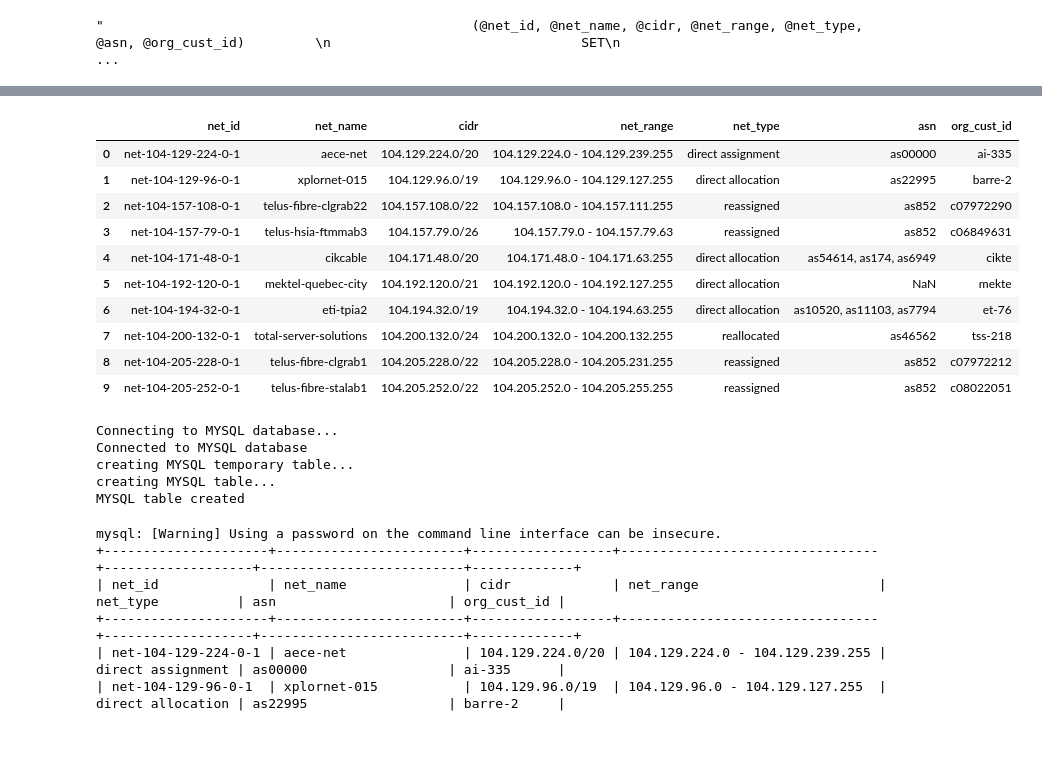
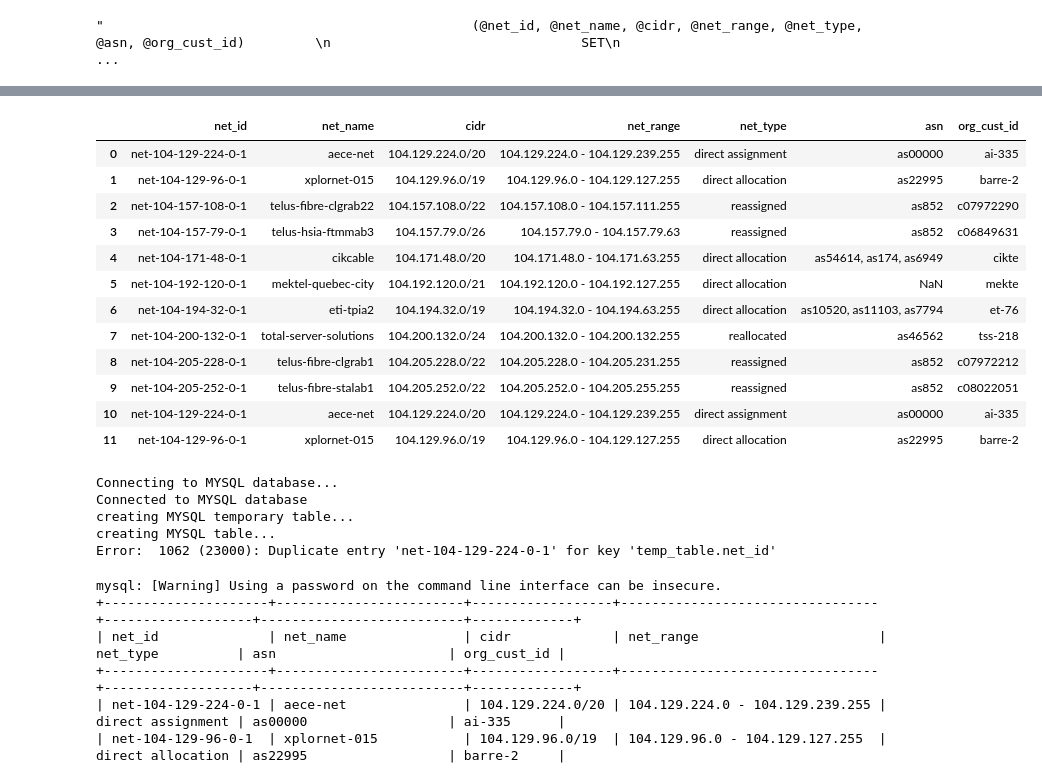
Before and after one commit to FelixQLe/Mastering-MySQL-Practice, a Jupyter notebook: Assessment.ipynb, the cells around one changed output, grey strips where cells are left out. Drawn from its saved outputs; the diff is of its cells as text; code cells hidden in the pictures; blank space fills up the shorter version.

```diff
--- a/Assessment.ipynb
+++ b/Assessment.ipynb
@@ -122,23 +128,24 @@ Table created
 # %%
 import pandas as pd
 
-pd.read_csv('/Users/hople/working_folder/Bootcamp_practices/SQL_practice/arin_data_sets/arin_net1.tsv', sep='\t')
+pd.read_csv('/Users/hople/working_folder/Bootcamp_practices/SQL_practice/arin_data_sets/arin_net1.tsv', sep='\t', network_table)
 # %% [output]
 |  | net_id | net_name | cidr | net_range | net_type | asn | org_cust_id |
 | 0 | net-104-129-224-0-1 | aece-net | 104.129.224.0/20 | 104.129.224.0 - 104.129.239.255 | direct assignment | as00000 | ai-335 |
 | 1 | net-104-129-96-0-1 | xplornet-015 | 104.129.96.0/19 | 104.129.96.0 - 104.129.127.255 | direct allocation | as22995 | barre-2 |
 | 2 | net-104-157-108-0-1 | telus-fibre-clgrab22 | 104.157.108.0/22 | 104.157.108.0 - 104.157.111.255 | reassigned | as852 | c07972290 |
 | 3 | net-104-157-79-0-1 | telus-hsia-ftmmab3 | 104.157.79.0/26 | 104.157.79.0 - 104.157.79.63 | reassigned | as852 | c06849631 |
 | 4 | net-104-171-48-0-1 | cikcable | 104.171.48.0/20 | 104.171.48.0 - 104.171.63.255 | direct allocation | as54614, as174, as6949 | cikte |
 | 5 | net-104-192-120-0-1 | mektel-quebec-city | 104.192.120.0/21 | 104.192.120.0 - 104.192.127.255 | direct allocation | NaN | mekte |
 | 6 | net-104-194-32-0-1 | eti-tpia2 | 104.194.32.0/19 | 104.194.32.0 - 104.194.63.255 | direct allocation | as10520, as11103, as7794 | et-76 |
 | 7 | net-104-200-132-0-1 | total-server-solutions | 104.200.132.0/24 | 104.200.132.0 - 104.200.132.255 | reallocated | as46562 | tss-218 |
 | 8 | net-104-205-228-0-1 | telus-fibre-clgrab1 | 104.205.228.0/22 | 104.205.228.0 - 104.205.231.255 | reassigned | as852 | c07972212 |
 | 9 | net-104-205-252-0-1 | telus-fibre-stalab1 | 104.205.252.0/22 | 104.205.252.0 - 104.205.255.255 | reassigned | as852 | c08022051 |
+| 10 | net-104-129-224-0-1 | aece-net | 104.129.224.0/20 | 104.129.224.0 - 104.129.239.255 | direct assignment | as00000 | ai-335 |
+| 11 | net-104-129-96-0-1 | xplornet-015 | 104.129.96.0/19 | 104.129.96.0 - 104.129.127.255 | direct allocation | as22995 | barre-2 |
 # %%
 net_insert_query = f"""INSERT INTO network (net_id, net_name, cidr, net_range, net_type, asn, org_cust_id)
-                        SELECT net_id, net_name, cidr, net_range, net_type, asn, org_cust_id
-                        FROM temp_table
+                        SELECT * FROM temp_table
                         ON DUPLICATE KEY UPDATE
                         net_name = VALUES(net_name),
                         cidr = VALUES(cidr),
@@ -153,7 +160,7 @@ Connecting to MYSQL database...
 Connected to MYSQL database
 creating MYSQL temporary table...
 creating MYSQL table...
-MYSQL table created
+Error:  1062 (23000): Duplicate entry 'net-104-129-224-0-1' for key 'temp_table.net_id'
 # %%
 !mysql -u root --password=root thinkcx -e "select * from network"
 # %% [output]
```
Also changed, not shown: parts of 3 cells of this notebook, 1 other file.
